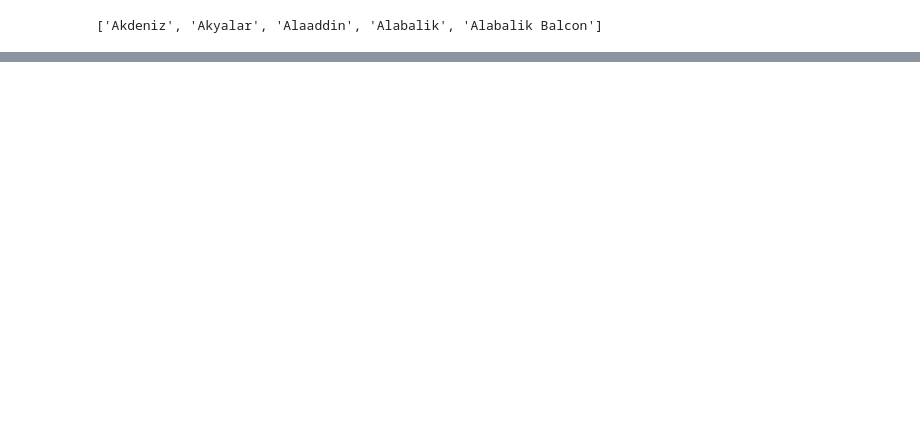
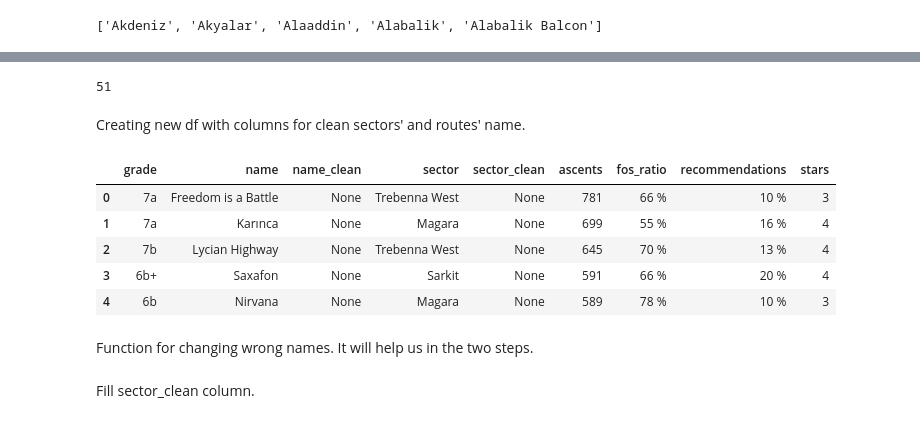
Before and after one commit to virda7/8anu_scrape, a Jupyter notebook: 8anu_data_cleaning.ipynb, the cells around one changed output, grey strips where cells are left out. Cells and saved outputs as stored; diff of their text form; code cells hidden in the pictures; blank space fills up the shorter version.

```diff
--- a/8anu_data_cleaning.ipynb
+++ b/8anu_data_cleaning.ipynb
@@ -83,0 +94,21 @@ similar_pairs
+# %%
+len(similar_pairs_leven_dist)
+# %% [output]
+51
+# %% [markdown]
+Creating new df with columns for clean sectors' and routes' name.
+# %%
+data_routes_sector_clean = data_routes_raw.copy()
+data_routes_sector_clean.insert(loc=3, column='sector_clean', value=None)
+data_routes_sector_clean.insert(loc=2, column='name_clean', value=None)
+
+data_routes_sector_clean.head()
+# %% [output]
+|  | grade | name | name_clean | sector | sector_clean | ascents | fos_ratio | recommendations | stars |
+| 0 | 7a | Freedom is a Battle | None | Trebenna West | None | 781 | 66 % | 10 % | 3 |
+| 1 | 7a | Karınca | None | Magara | None | 699 | 55 % | 16 % | 4 |
+| 2 | 7b | Lycian Highway | None | Trebenna West | None | 645 | 70 % | 13 % | 4 |
+| 3 | 6b+ | Saxafon | None | Sarkit | None | 591 | 66 % | 20 % | 4 |
+| 4 | 6b | Nirvana | None | Magara | None | 589 | 78 % | 10 % | 3 |
+# %% [markdown]
+Function for changing wrong names. It will help us in the two steps.
@@ -83,0 +174,2 @@ similar_pairs
+# %% [markdown]
+Fill sector_clean column.
```
Also changed, not shown: parts of 34 cells of this notebook.
